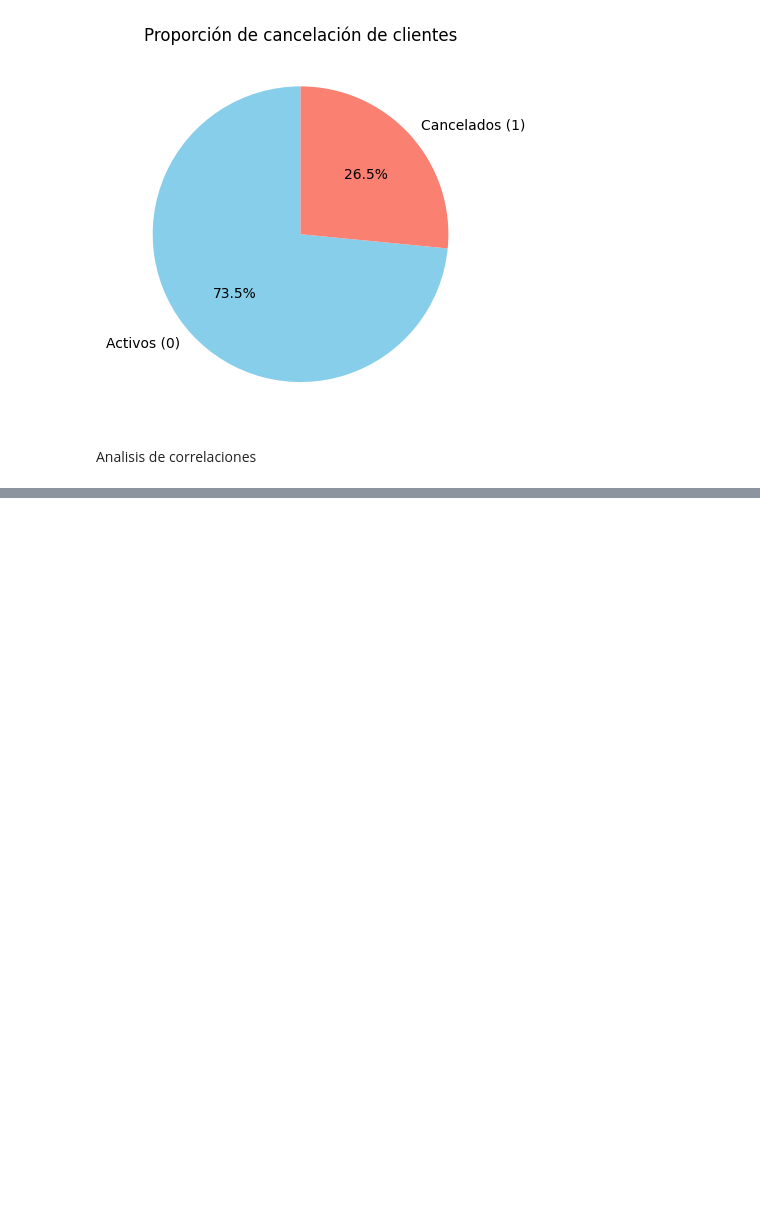
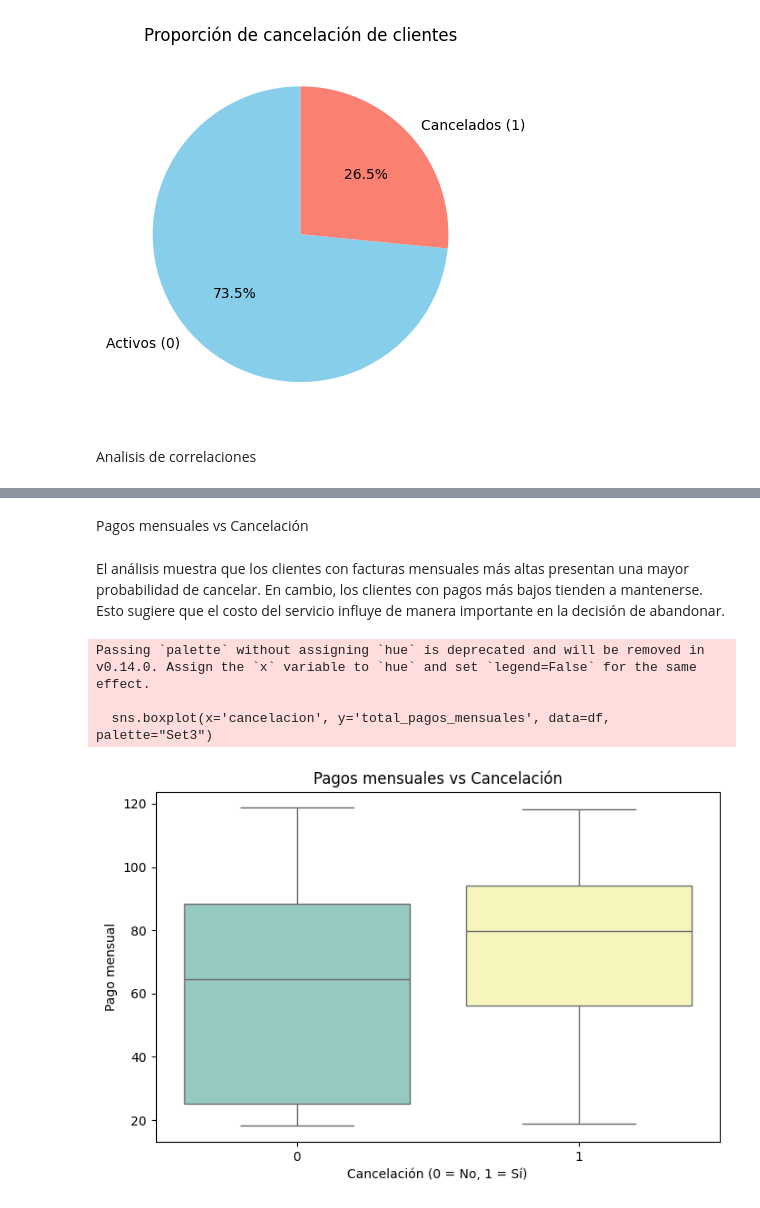
Before and after one commit to PRsant90/Challenge_datos_2_parte_2, a Jupyter notebook: Telecomx_parte_2.ipynb, the cells around one changed output, grey strips where cells are left out. Cells and saved outputs as stored; diff of their text form; code cells hidden in the pictures; blank space fills up the shorter version.

```diff
--- a/Telecomx_parte_2.ipynb
+++ b/Telecomx_parte_2.ipynb
@@ -193,0 +233,16 @@ Name: cancelacion, dtype: float64
+# %% [markdown]
+Pagos mensuales vs Cancelación
+# %% [markdown]
+El análisis muestra que los clientes con facturas mensuales más altas presentan una mayor probabilidad de cancelar. En cambio, los clientes con pagos más bajos tienden a mantenerse. Esto sugiere que el costo del servicio influye de manera importante en la decisión de abandonar.
+# %%
+plt.figure(figsize=(8,5))
+sns.boxplot(x='cancelacion', y='total_pagos_mensuales', data=df, palette="Set3")
+plt.title("Pagos mensuales vs Cancelación")
+plt.xlabel("Cancelación (0 = No, 1 = Sí)")
+plt.ylabel("Pago mensual")
+plt.show()
+# %% [output]
+Passing `palette` without assigning `hue` is deprecated and will be removed in v0.14.0. Assign the `x` variable to `hue` and set `legend=False` for the same effect.
+
+  sns.boxplot(x='cancelacion', y='total_pagos_mensuales', data=df, palette="Set3")
+[figure, added]
```
Also changed, not shown: parts of 51 cells of this notebook.
